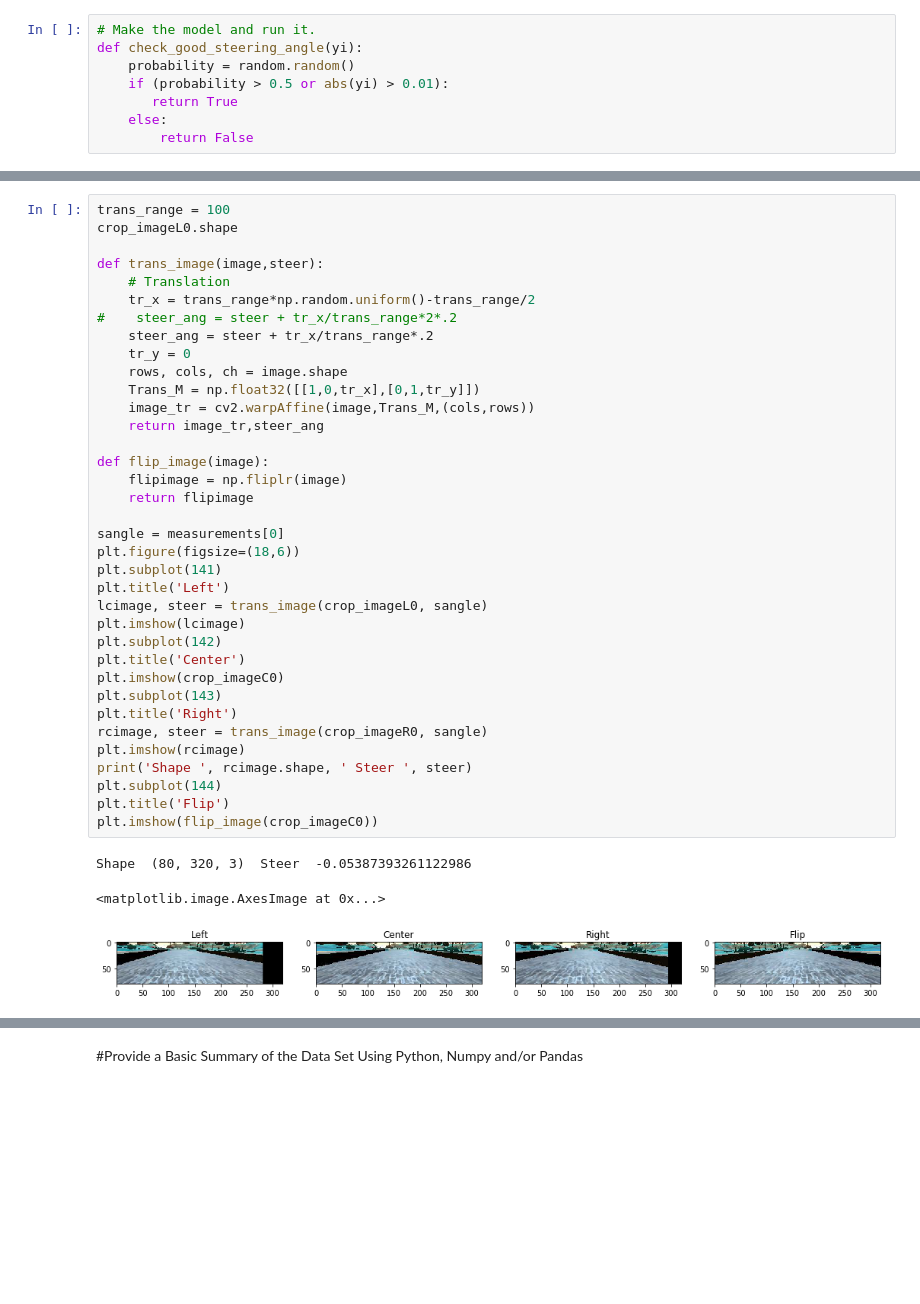
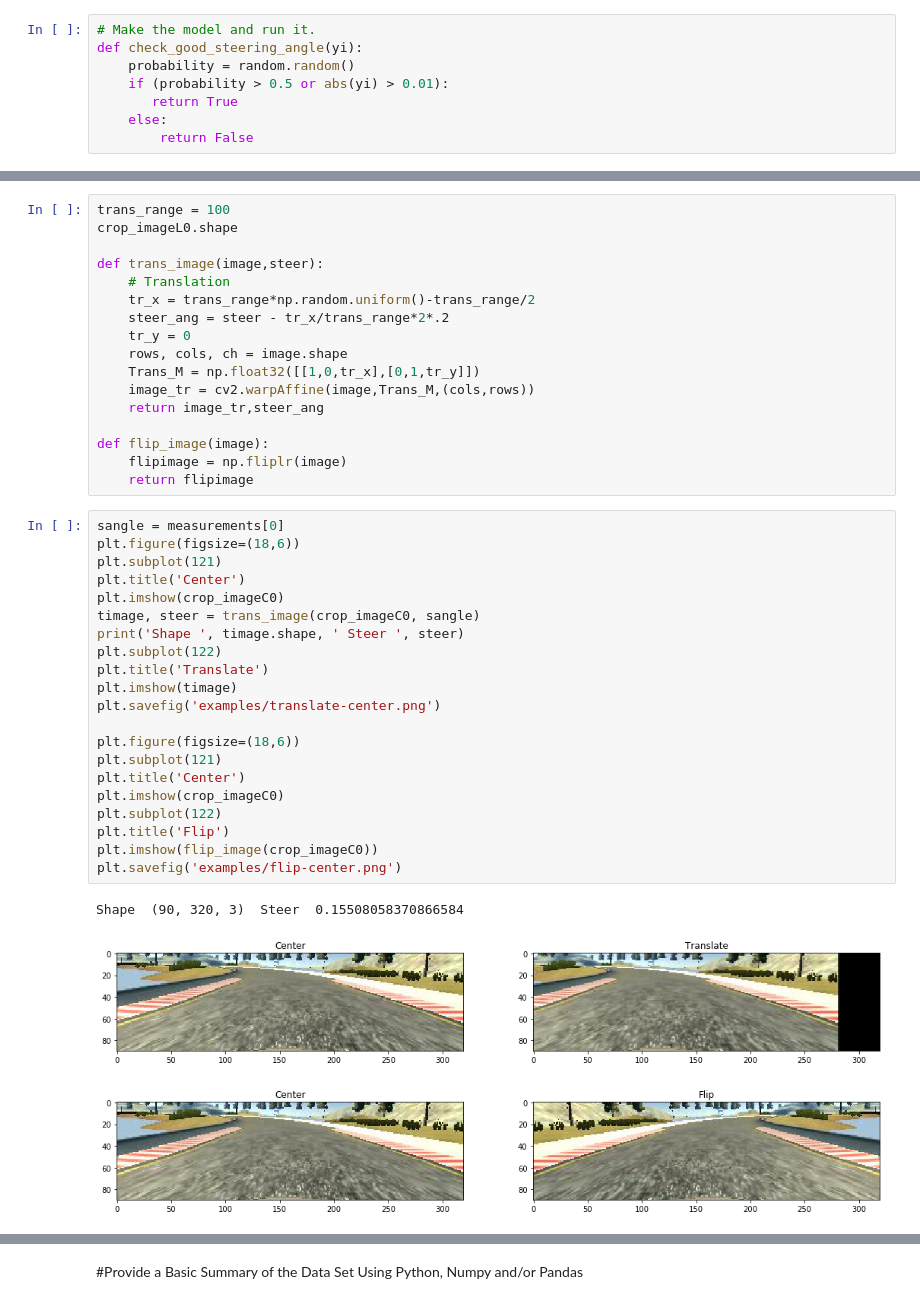
Before and after one commit to gvp-study/CarND-Behavioral-Cloning-P3, a Jupyter notebook: Behaviour_Cloning.ipynb, the cells around one changed output, grey strips where cells are left out. Drawn from its saved outputs; the diff is of its cells as text; blank space fills up the shorter version.

```diff
--- a/Behaviour_Cloning.ipynb
+++ b/Behaviour_Cloning.ipynb
@@ -179,8 +177,7 @@ crop_imageL0.shape
 def trans_image(image,steer):
     # Translation
     tr_x = trans_range*np.random.uniform()-trans_range/2
-#    steer_ang = steer + tr_x/trans_range*2*.2
-    steer_ang = steer + tr_x/trans_range*.2
+    steer_ang = steer - tr_x/trans_range*2*.2
     tr_y = 0
     rows, cols, ch = image.shape
     Trans_M = np.float32([[1,0,tr_x],[0,1,tr_y]])
@@ -190,26 +187,29 @@ def trans_image(image,steer):
 def flip_image(image):
     flipimage = np.fliplr(image)
     return flipimage
-
-sangle = measurements[0]
-plt.figure(figsize=(18,6))
-plt.subplot(141)
-plt.title('Left')
-lcimage, steer = trans_image(crop_imageL0, sangle)
-plt.imshow(lcimage)
-plt.subplot(142)
-plt.title('Center')
-plt.imshow(crop_imageC0)
-plt.subplot(143)
-plt.title('Right')
-rcimage, steer = trans_image(crop_imageR0, sangle)
-plt.imshow(rcimage)
-print('Shape ', rcimage.shape, ' Steer ', steer)
-plt.subplot(144)
-plt.title('Flip')
-plt.imshow(flip_image(crop_imageC0))
-# %% [output]
-Shape  (80, 320, 3)  Steer  -0.05387393261122986
-<matplotlib.image.AxesImage at 0x...>
-[figure, removed]
+# %%
+sangle = measurements[0]
+plt.figure(figsize=(18,6))
+plt.subplot(121)
+plt.title('Center')
+plt.imshow(crop_imageC0)
+timage, steer = trans_image(crop_imageC0, sangle)
+print('Shape ', timage.shape, ' Steer ', steer)
+plt.subplot(122)
+plt.title('Translate')
+plt.imshow(timage)
+plt.savefig('examples/translate-center.png')
+
+plt.figure(figsize=(18,6))
+plt.subplot(121)
+plt.title('Center')
+plt.imshow(crop_imageC0)
+plt.subplot(122)
+plt.title('Flip')
+plt.imshow(flip_image(crop_imageC0))
+plt.savefig('examples/flip-center.png')
+# %% [output]
+Shape  (90, 320, 3)  Steer  0.15508058370866584
+[figure, added]
+[figure, added]
 # %%
```
Also changed, not shown: parts of 12 cells of this notebook.
